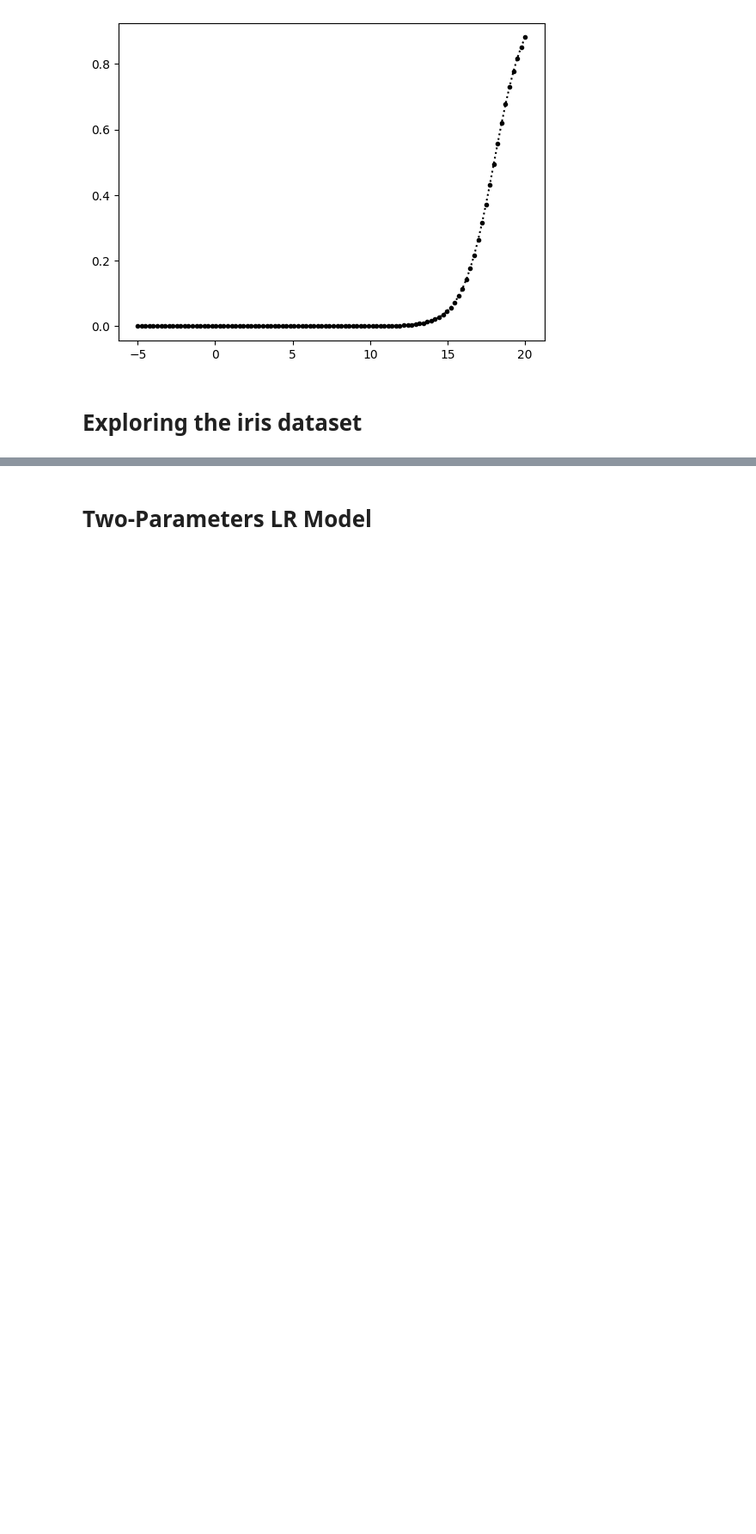
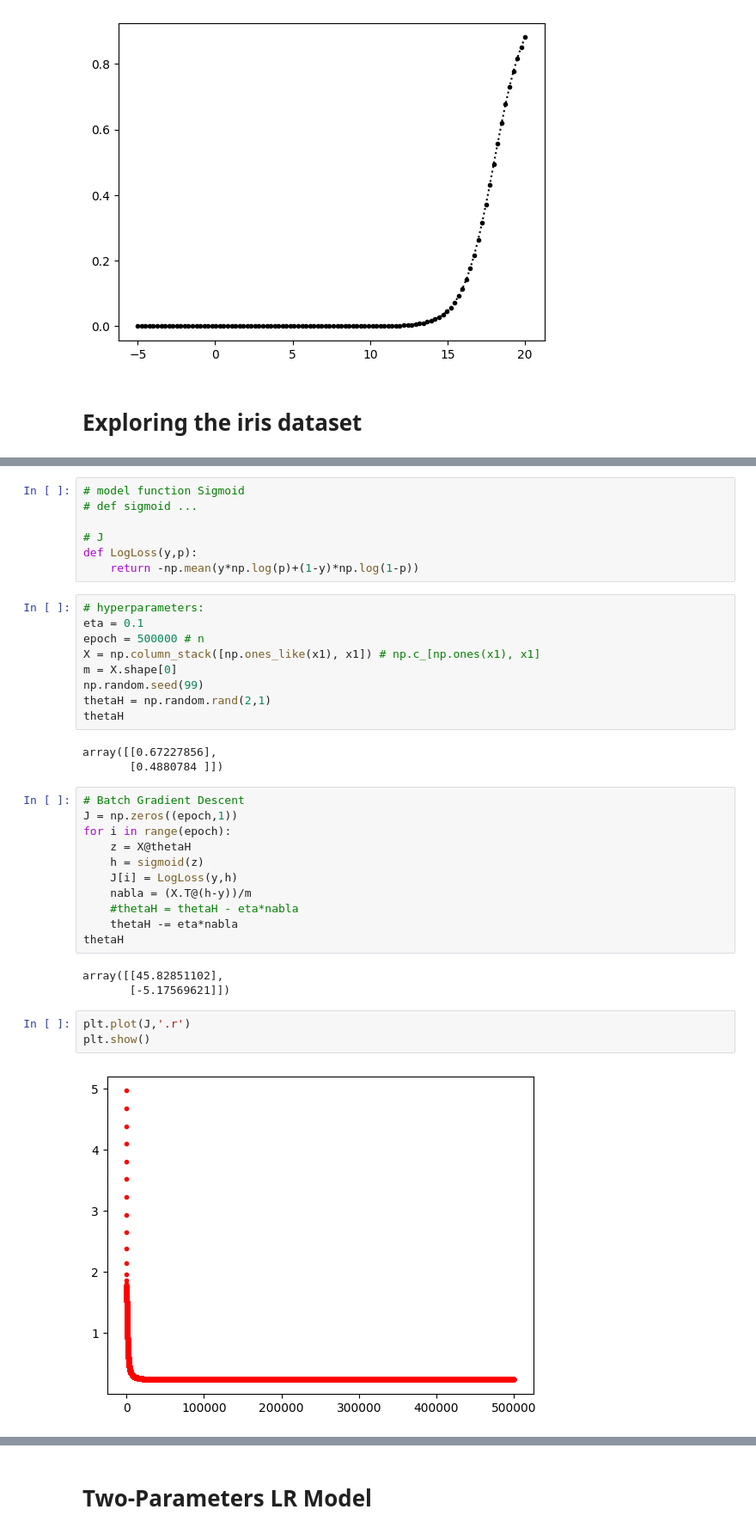
Before and after one commit to gmarxcc/lab-sessions-26b, a Jupyter notebook: 3-logistic-regressor/mainM.ipynb, the cells around one changed output, grey strips where cells are left out. Shown at 86% size. Saved outputs shown, nothing was run; the diff lists cells and outputs as text; blank space fills up the shorter version.

```diff
--- a/3-logistic-regressor/mainM.ipynb
+++ b/3-logistic-regressor/mainM.ipynb
@@ -22,0 +51,38 @@ plt.show()
+# %%
+# model function Sigmoid
+# def sigmoid ...
+
+# J
+def LogLoss(y,p):
+    return -np.mean(y*np.log(p)+(1-y)*np.log(1-p))
+# %%
+# hyperparameters:
+eta = 0.1
+epoch = 500000 # n
+X = np.column_stack([np.ones_like(x1), x1]) # np.c_[np.ones(x1), x1]
+m = X.shape[0]
+np.random.seed(99)
+thetaH = np.random.rand(2,1)
+thetaH
+# %% [output]
+array([[0.67227856],
+       [0.4880784 ]])
+# %%
+# Batch Gradient Descent
+J = np.zeros((epoch,1))
+for i in range(epoch):
+    z = X@thetaH
+    h = sigmoid(z)
+    J[i] = LogLoss(y,h)
+    nabla = (X.T@(h-y))/m
+    #thetaH = thetaH - eta*nabla
+    thetaH -= eta*nabla
+thetaH
+# %% [output]
+array([[45.82851102],
+       [-5.17569621]])
+# %%
+plt.plot(J,'.r')
+plt.show()
+# %% [output]
+[figure, added]
```
Also changed, not shown: parts of 8 cells of this notebook.
